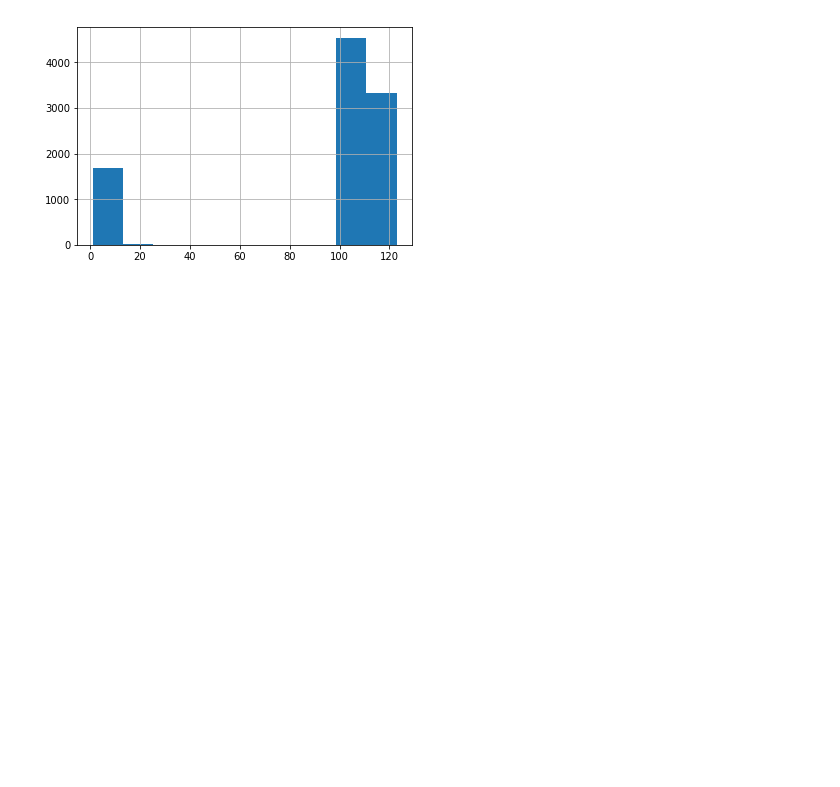
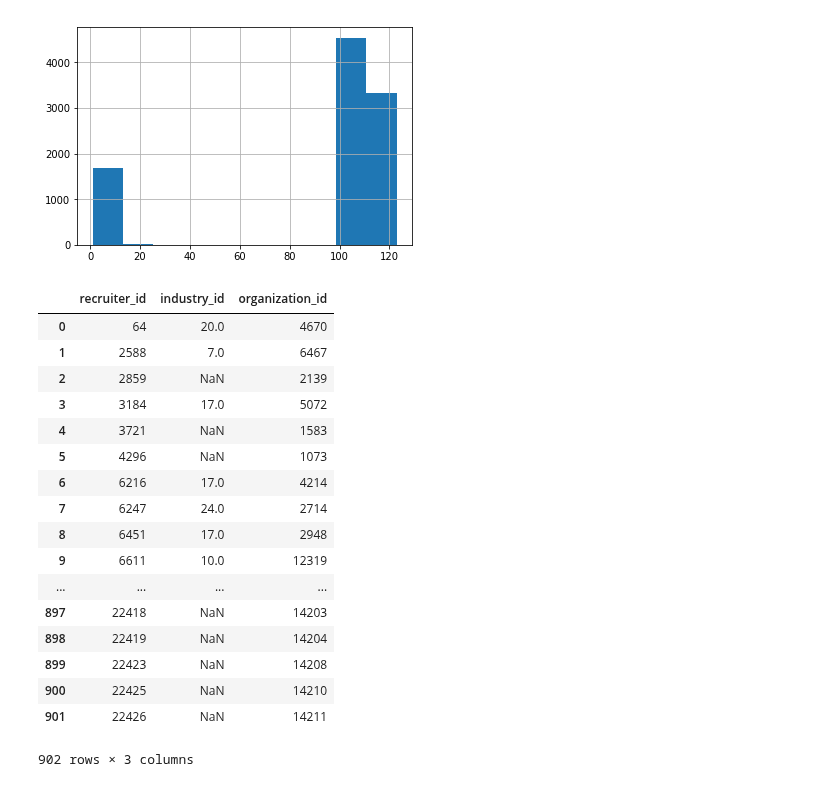
Before and after one commit to Esiee-Leboncoin/moderation, a Jupyter notebook: notebooks/FirstAnalysis.ipynb, the cells around one changed output. Cells and saved outputs as stored; diff of their text form; code cells hidden in the pictures; blank space fills up the shorter version.

```diff
--- a/notebooks/FirstAnalysis.ipynb
+++ b/notebooks/FirstAnalysis.ipynb
@@ -41,3 +41,26 @@ df_offers.department_id.hist()
 # %% [output]
 <matplotlib.axes._subplots.AxesSubplot at 0x...>
 [figure]
+# %%
+df_recruiters = pd.read_csv("./../data/recruiters.csv", encoding='utf-8')
+# %%
+df_recruiters
+# %% [output]
+|  | recruiter_id | industry_id | organization_id |
+| 0 | 64 | 20.0 | 4670 |
+| 1 | 2588 | 7.0 | 6467 |
+| 2 | 2859 | NaN | 2139 |
+| 3 | 3184 | 17.0 | 5072 |
+| 4 | 3721 | NaN | 1583 |
+| 5 | 4296 | NaN | 1073 |
+| 6 | 6216 | 17.0 | 4214 |
+| 7 | 6247 | 24.0 | 2714 |
+| 8 | 6451 | 17.0 | 2948 |
+| 9 | 6611 | 10.0 | 12319 |
+| ... | ... | ... | ... |
+| 897 | 22418 | NaN | 14203 |
+| 898 | 22419 | NaN | 14204 |
+| 899 | 22423 | NaN | 14208 |
+| 900 | 22425 | NaN | 14210 |
+| 901 | 22426 | NaN | 14211 |
+902 rows × 3 columns
```
Also changed, not shown: parts of 9 cells of this notebook.
